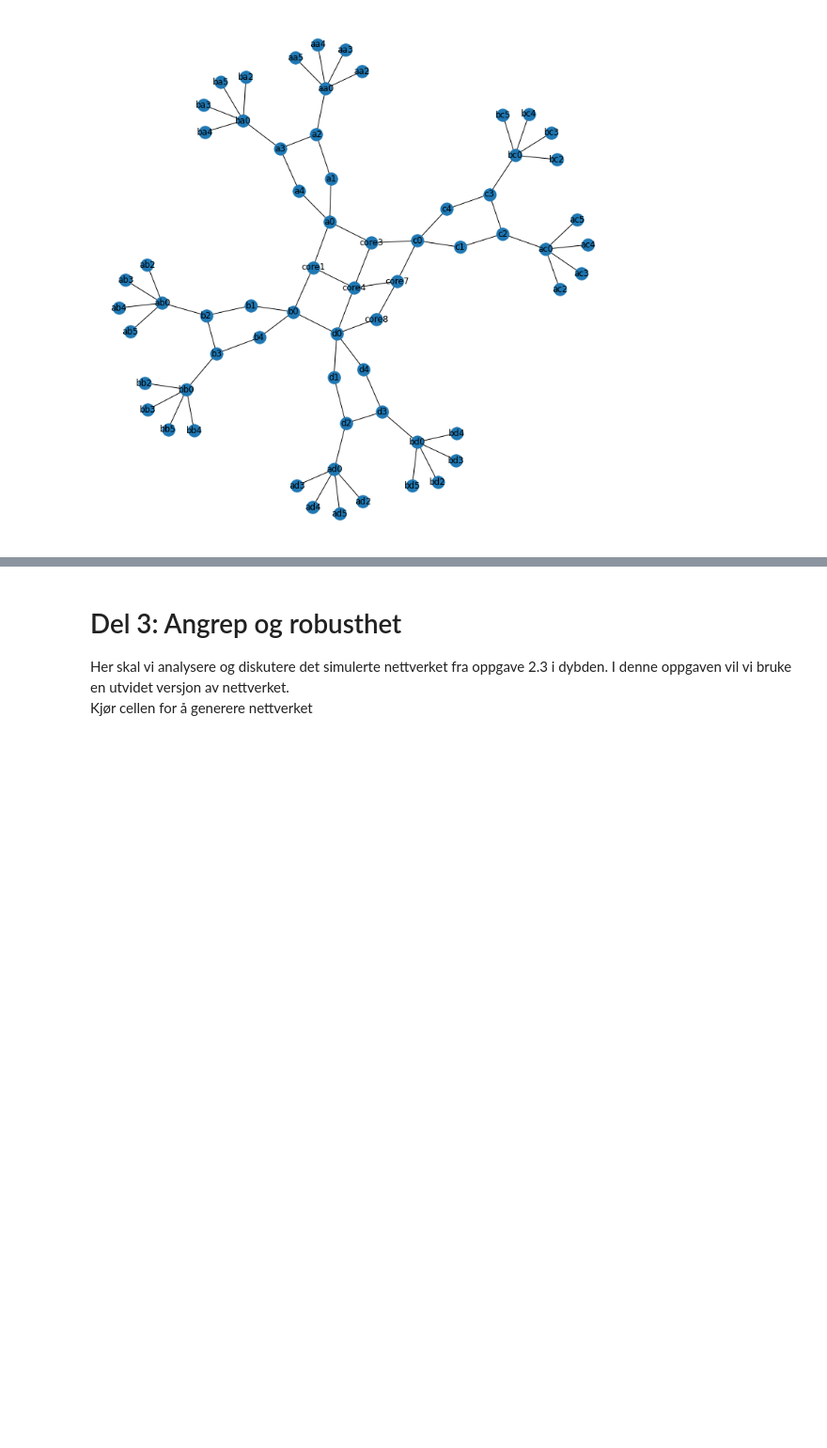
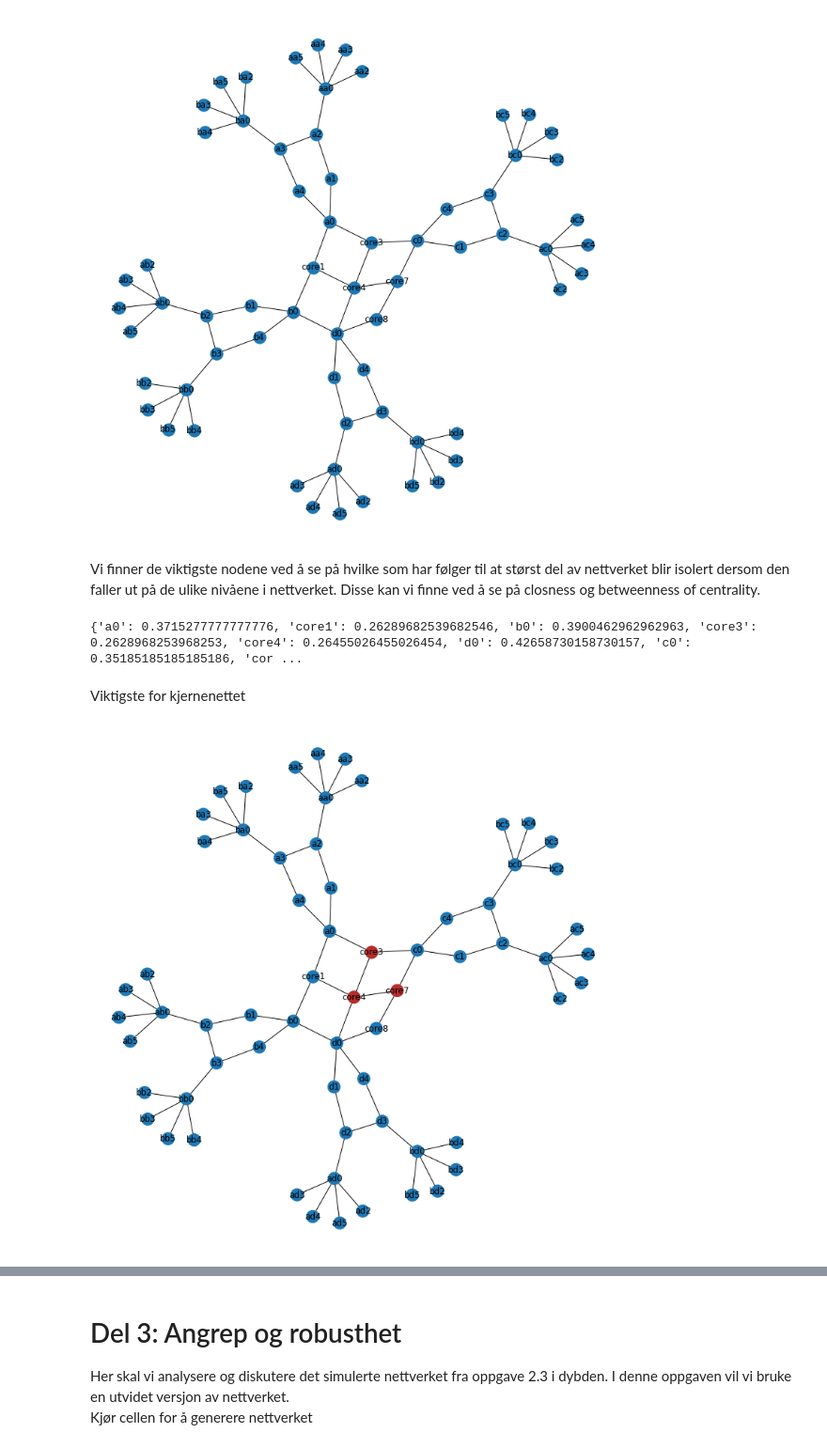
Before and after one commit to Eeaeau/TTM4185, a Jupyter notebook: Oving3-revidert-v1.ipynb, the cells around one changed output, grey strips where cells are left out. Shown at 94% size. Drawn from its saved outputs; the diff is of its cells as text; code cells hidden in the pictures; blank space fills up the shorter version.

```diff
--- a/Oving3-revidert-v1.ipynb
+++ b/Oving3-revidert-v1.ipynb
@@ -497,3 +602,15 @@ constructed_graph = ConstructedGraph()
 constructed_graph.draw()
 # %% [output]
 [figure]
+# %% [markdown]
+Vi finner de viktigste nodene ved å se på hvilke som har følger til at størst del av nettverket blir isolert dersom den faller ut på de ulike nivåene i nettverket. Disse kan vi finne ved å se på closness og betweenness of centrality.
+# %%
+print(constructed_graph.betweenness_centrality())
+# %% [output]
+{'a0': 0.3715277777777776, 'core1': 0.26289682539682546, 'b0': 0.3900462962962963, 'core3': 0.2628968253968253, 'core4': 0.26455026455026454, 'd0': 0.42658730158730157, 'c0': 0.35185185185185186, 'cor ...
+# %% [markdown]
+Viktigste for kjernenettet
+# %%
+constructed_graph.mark_nodes(['core3', 'core4', 'core7'])
+# %% [output]
+[figure, added]
```
Also changed, not shown: parts of 27 cells of this notebook.
